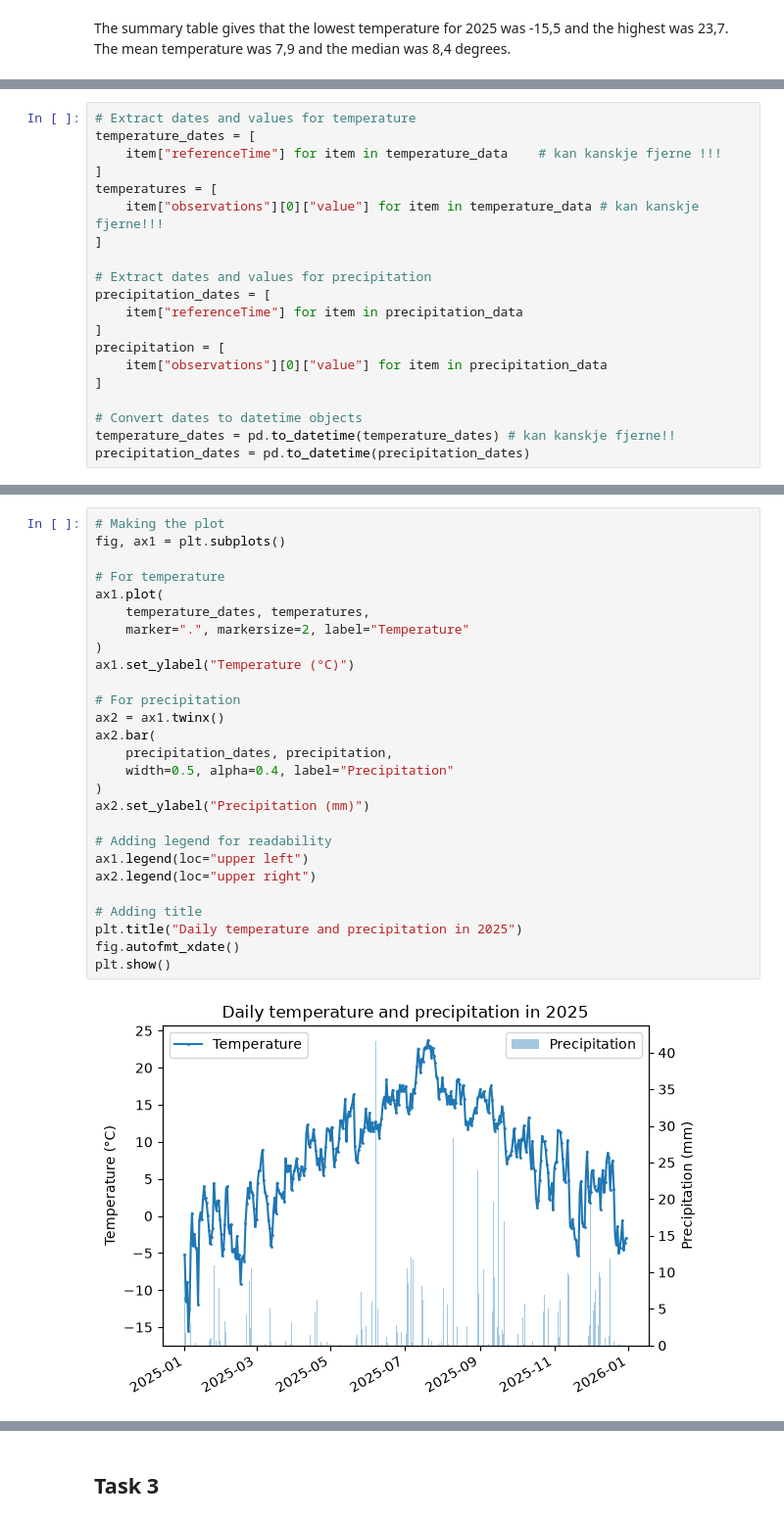
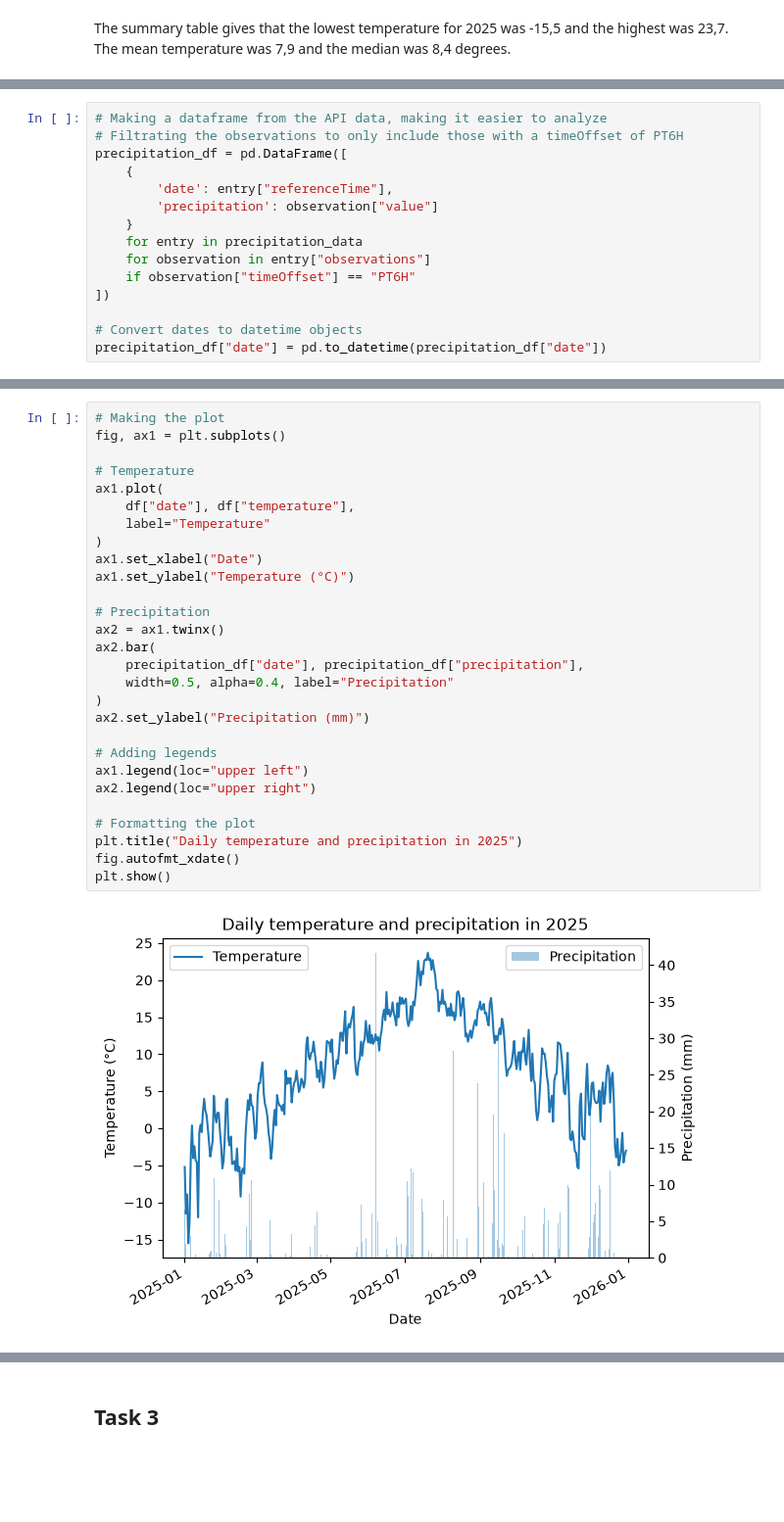
Before and after one commit to amaliemeltvedt/Deliverable_1, a Jupyter notebook: Deliverable_1.ipynb, the cells around one changed output, grey strips where cells are left out. Shown at 98% size. Cells and saved outputs as stored; diff of their text form; blank space fills up the shorter version.

```diff
--- a/Deliverable_1.ipynb
+++ b/Deliverable_1.ipynb
@@ -147,21 +129,16 @@ Dates and values were then extracted and converted to datetime objects:
 # %%
-# Extract dates and values for temperature
-temperature_dates = [
-    item["referenceTime"] for item in temperature_data    # kan kanskje fjerne !!!
-]
-temperatures = [
-    item["observations"][0]["value"] for item in temperature_data # kan kanskje fjerne!!!
-]
-
-# Extract dates and values for precipitation
-precipitation_dates = [
-    item["referenceTime"] for item in precipitation_data
-]
-precipitation = [
-    item["observations"][0]["value"] for item in precipitation_data
-]
+# Making a dataframe from the API data, making it easier to analyze
+# Filtrating the observations to only include those with a timeOffset of PT6H
+precipitation_df = pd.DataFrame([
+    {
+        'date': entry["referenceTime"],
+        'precipitation': observation["value"]
+    }
+    for entry in precipitation_data
+    for observation in entry["observations"]
+    if observation["timeOffset"] == "PT6H"
+])
 
 # Convert dates to datetime objects
-temperature_dates = pd.to_datetime(temperature_dates) # kan kanskje fjerne!!
-precipitation_dates = pd.to_datetime(precipitation_dates)
+precipitation_df["date"] = pd.to_datetime(precipitation_df["date"])
 # %% [markdown]
@@ -169,30 +146,31 @@ The plot was then made in the same way as in task 1, now with data from both `te
 # %%
 # Making the plot
 fig, ax1 = plt.subplots()
 
-# For temperature
+# Temperature
 ax1.plot(
-    temperature_dates, temperatures,
-    marker=".", markersize=2, label="Temperature"
+    df["date"], df["temperature"],
+    label="Temperature"
 )
+ax1.set_xlabel("Date")
 ax1.set_ylabel("Temperature (°C)")
 
-# For precipitation
+# Precipitation
 ax2 = ax1.twinx()
 ax2.bar(
-    precipitation_dates, precipitation,
+    precipitation_df["date"], precipitation_df["precipitation"],
     width=0.5, alpha=0.4, label="Precipitation"
 )
 ax2.set_ylabel("Precipitation (mm)")
 
-# Adding legend for readability
+# Adding legends
 ax1.legend(loc="upper left")
 ax2.legend(loc="upper right")
 
-# Adding title
+# Formatting the plot
 plt.title("Daily temperature and precipitation in 2025")
 fig.autofmt_xdate()
 plt.show()
 # %% [output]
-[figure, old version]
+[figure, new version]
 # %% [markdown]
```
Also changed, not shown: parts of 11 cells of this notebook.
